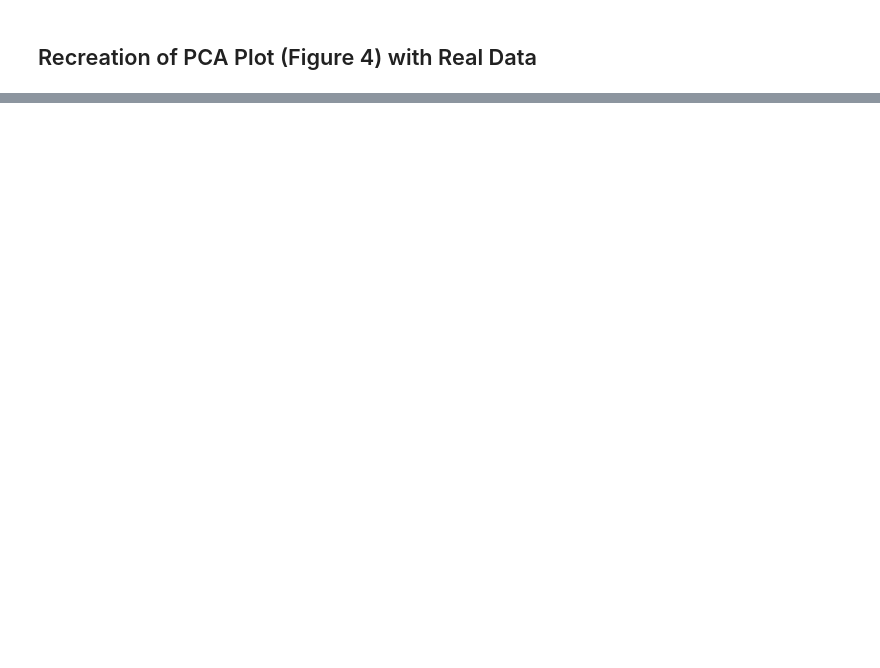
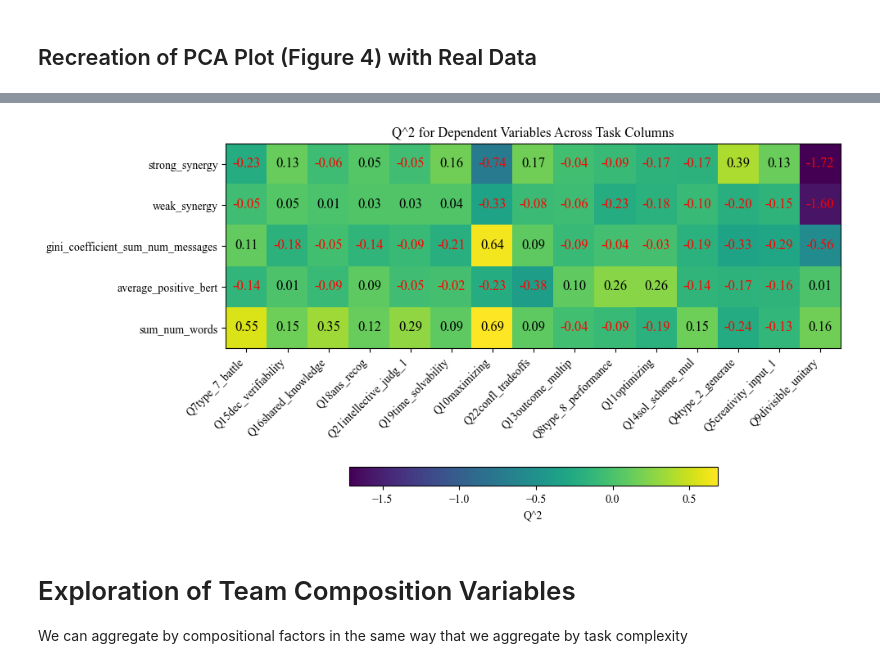
Before and after one commit to xehu/tpm-horse-race-modeling, a Jupyter notebook: task_map_explorations_with_multitask/taskspace_rr_analyses.ipynb, the cells around one changed output, grey strips where cells are left out. Cells and saved outputs as stored; diff of their text form; code cells hidden in the pictures; blank space fills up the shorter version.

```diff
--- a/task_map_explorations_with_multitask/taskspace_rr_analyses.ipynb
+++ b/task_map_explorations_with_multitask/taskspace_rr_analyses.ipynb
@@ -335,0 +416,50 @@ plot_pca_scatter_with_labels(pca_df, dv = "total_words", dv_label="Total Number
+# %%
+aggregated_performance_by_task = grouped_performance_with_task_cols.groupby("task_name")[["strong_synergy", "weak_synergy", "gini_coefficient_sum_num_messages", "average_positive_bert", "sum_num_words"] + list(task_cols_to_use)].agg("mean").reset_index()
+# %%
+q_2_for_all_dvs = []
+dvs = ["strong_synergy", "weak_synergy", "gini_coefficient_sum_num_messages", "average_positive_bert", "sum_num_words"]
+for dv in dvs:
+    within_dv_arr = []
+    for col in task_cols_to_use:
+        # get the q2 for each
+        q2 = get_q2(aggregated_performance_by_task[dv], aggregated_performance_by_task[col])
+        within_dv_arr.append(q2)
+
+    q_2_for_all_dvs.append(within_dv_arr)
+# %%
+q2_by_dv_df = pd.DataFrame(q_2_for_all_dvs, columns=task_cols_to_use, index = ["strong_synergy", "weak_synergy", "gini_coefficient_sum_num_messages", "average_positive_bert", "sum_num_words"])
+# sort by average
+q2_by_dv_df = q2_by_dv_df.reindex(q2_by_dv_df.mean().sort_values(ascending=False).index, axis=1)
+# filter for cols in which the min q^2 is above 0.1 --- otherwise we have too many negative q^2's
+q2_by_dv_df = q2_by_dv_df.loc[:, q2_by_dv_df.max() > 0.1]
+# %%
+fig, ax = plt.subplots(figsize=(10, 10))
+im = ax.imshow(q2_by_dv_df, cmap='viridis')  # Set your preferred colormap
+
+# Show all ticks and label them with the respective list entries
+ax.set_xticks(np.arange(len(q2_by_dv_df.columns)))
+ax.set_xticklabels(q2_by_dv_df.columns, rotation=45, ha="right")
+
+ax.set_yticks(np.arange(len(dvs)))
+ax.set_yticklabels(dvs)
+
+# Loop over data dimensions and create text annotations
+for i in range(len(dvs)):
+    for j in range(len(q2_by_dv_df.columns)):
+        value = q2_by_dv_df.iloc[i, j]
+        color = 'black' if value >= 0 else 'red'
+        ax.text(j, i, f'{value:.2f}', ha="center", va="center", color=color, fontsize=12)  # Adjust fontsize as needed
+
+ax.set_title("Q^2 for Dependent Variables Across Task Columns")
+
+# Add shorter and horizontal colorbar
+cbar = plt.colorbar(im, ax=ax, orientation='horizontal', pad=0.15, shrink=0.6)
+cbar.set_label('Q^2')
+
+fig.tight_layout()
+plt.show()
+# %% [output]
+[figure, added]
+# %% [markdown]
+# Exploration of Team Composition Variables
+We can aggregate by compositional factors in the same way that we aggregate by task complexity
```
Also changed, not shown: parts of 51 cells of this notebook.
